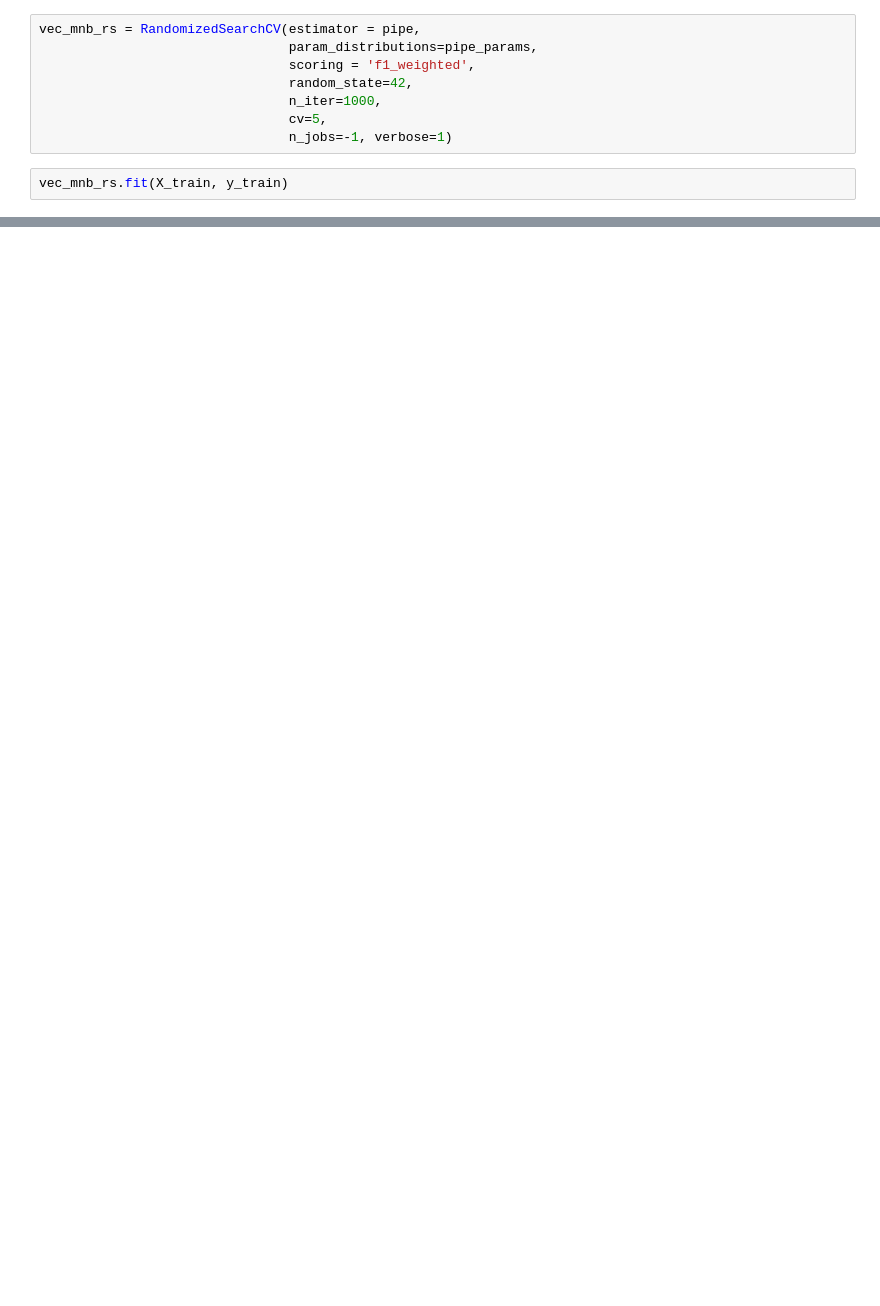
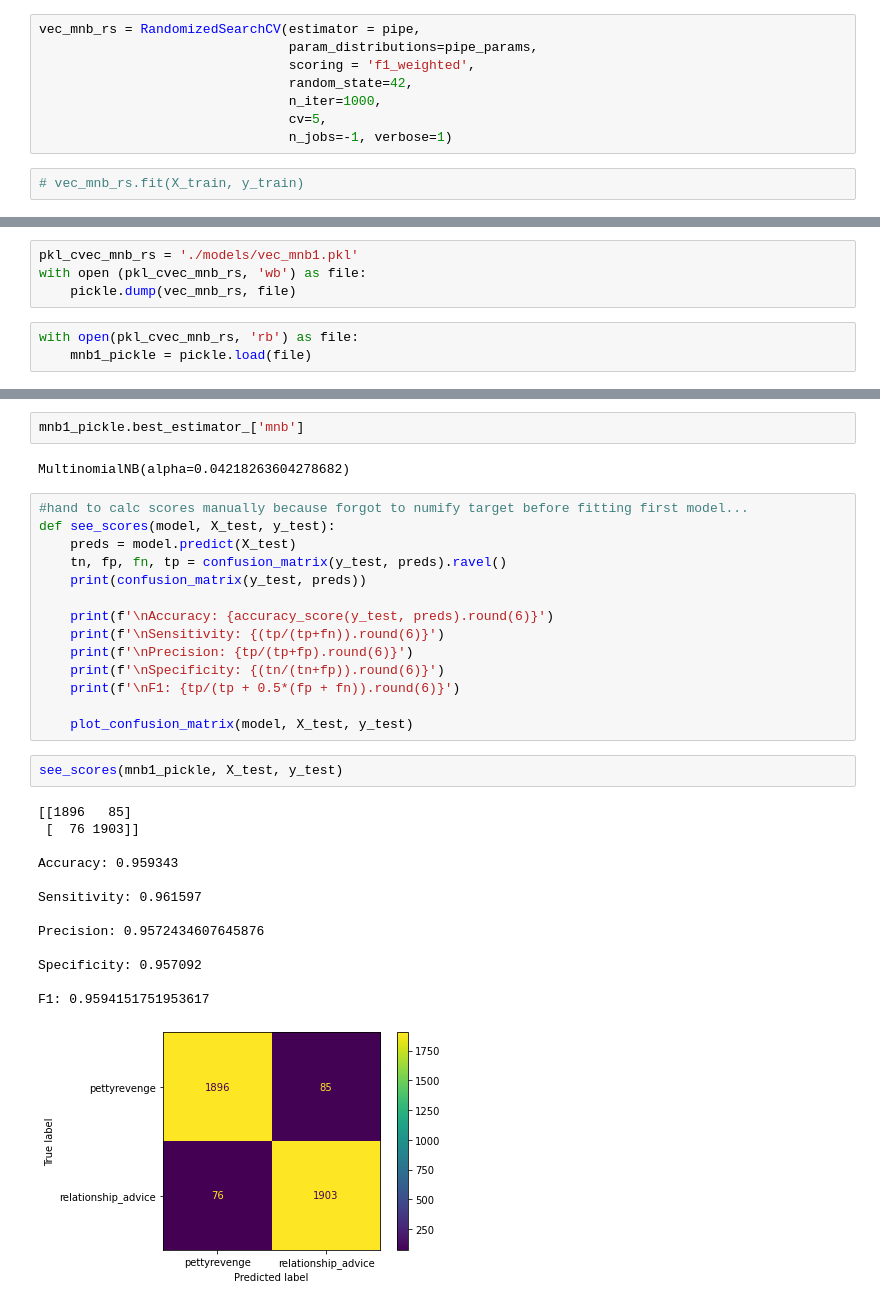
Before and after one commit to welcometohelen/NLP_classifier, a Jupyter notebook: modeling.ipynb, the cells around one changed output, grey strips where cells are left out. Drawn from its saved outputs; the diff is of its cells as text; blank space fills up the shorter version.

Commit message:
2 mnbs pickled

```diff
--- a/modeling.ipynb
+++ b/modeling.ipynb
@@ -63,7 +101,7 @@ vec_mnb_rs = RandomizedSearchCV(estimator = pipe,
                                 cv=5,
                                 n_jobs=-1, verbose=1)
 # %%
-vec_mnb_rs.fit(X_train, y_train)
+# vec_mnb_rs.fit(X_train, y_train)
 # %% [output]
 Fitting 5 folds for each of 1000 candidates, totalling 5000 fits
 [Parallel(n_jobs=-1)]: Using backend LokyBackend with 8 concurrent workers.
@@ -71,0 +136,7 @@ Fitting 5 folds for each of 1000 candidates, totalling 5000 fits
+# %%
+pkl_cvec_mnb_rs = './models/vec_mnb1.pkl'
+with open (pkl_cvec_mnb_rs, 'wb') as file:
+    pickle.dump(vec_mnb_rs, file)
+# %%
+with open(pkl_cvec_mnb_rs, 'rb') as file:
+    mnb1_pickle = pickle.load(file)
@@ -71,0 +173,34 @@ Fitting 5 folds for each of 1000 candidates, totalling 5000 fits
+# %%
+mnb1_pickle.best_estimator_['mnb']
+# %% [output]
+MultinomialNB(alpha=0.04218263604278682)
+# %%
+#hand to calc scores manually because forgot to numify target before fitting first model...
+def see_scores(model, X_test, y_test):
+    preds = model.predict(X_test)
+    tn, fp, fn, tp = confusion_matrix(y_test, preds).ravel()
+    print(confusion_matrix(y_test, preds))
+
+    print(f'\nAccuracy: {accuracy_score(y_test, preds).round(6)}')
+    print(f'\nSensitivity: {(tp/(tp+fn)).round(6)}')
+    print(f'\nPrecision: {tp/(tp+fp).round(6)}')
+    print(f'\nSpecificity: {(tn/(tn+fp)).round(6)}')
+    print(f'\nF1: {tp/(tp + 0.5*(fp + fn)).round(6)}')
+
+    plot_confusion_matrix(model, X_test, y_test)
+# %%
+see_scores(mnb1_pickle, X_test, y_test)
+# %% [output]
+[[1896   85]
+ [  76 1903]]
+
+Accuracy: 0.959343
+
+Sensitivity: 0.961597
+
+Precision: 0.9572434607645876
+
+Specificity: 0.957092
+
+F1: 0.9594151751953617
+[figure, added]
```
Also changed, not shown: parts of 40 cells of this notebook, 2 other files.
